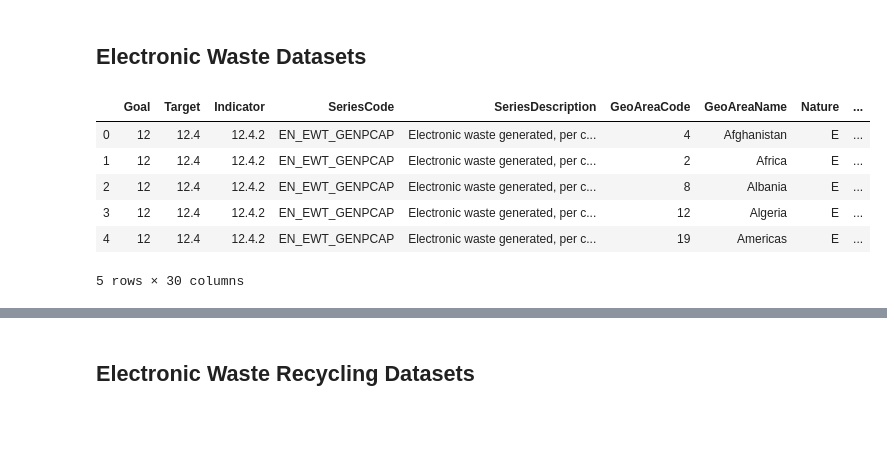
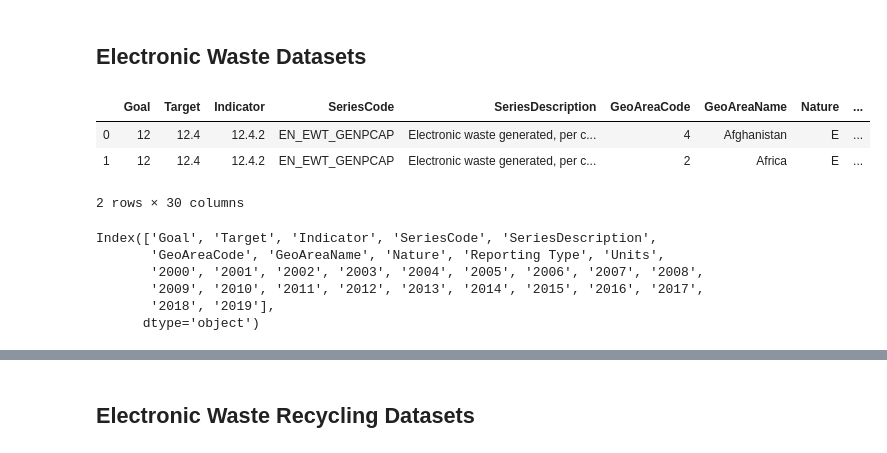
Before and after one commit to mvongjesda/UN_Sustainable_Development_Goals_Sustainability, a Jupyter notebook: resources/Sustainability_Analysis.ipynb, the cells around one changed output, grey strips where cells are left out. Drawn from its saved outputs; the diff is of its cells as text; code cells hidden in the pictures; blank space fills up the shorter version.

```diff
--- a/resources/Sustainability_Analysis.ipynb
+++ b/resources/Sustainability_Analysis.ipynb
@@ -42,14 +42,21 @@ import os
 # %% [markdown]
 ## Electronic Waste Datasets
 # %%
-# 1st CSV
+# 1st xlsx: electronic waste generated, per capita (kg)
+# Goal 12, Target 12.4, Indicator 12.4.2
 e_waste_pc = pd.read_excel('data/EN_EWT_GENPCAP.xlsx')
-e_waste_pc.head()
+e_waste_pc.head(2)
 # %% [output]
 |  | Goal | Target | Indicator | SeriesCode | SeriesDescription | GeoAreaCode | GeoAreaName | Nature | ... |
 | 0 | 12 | 12.4 | 12.4.2 | EN_EWT_GENPCAP | Electronic waste generated, per c... | 4 | Afghanistan | E | ... |
 | 1 | 12 | 12.4 | 12.4.2 | EN_EWT_GENPCAP | Electronic waste generated, per c... | 2 | Africa | E | ... |
-| 2 | 12 | 12.4 | 12.4.2 | EN_EWT_GENPCAP | Electronic waste generated, per c... | 8 | Albania | E | ... |
-| 3 | 12 | 12.4 | 12.4.2 | EN_EWT_GENPCAP | Electronic waste generated, per c... | 12 | Algeria | E | ... |
-| 4 | 12 | 12.4 | 12.4.2 | EN_EWT_GENPCAP | Electronic waste generated, per c... | 19 | Americas | E | ... |
-5 rows × 30 columns
+2 rows × 30 columns
+# %%
+e_waste_pc.columns
+# %% [output]
+Index(['Goal', 'Target', 'Indicator', 'SeriesCode', 'SeriesDescription',
+       'GeoAreaCode', 'GeoAreaName', 'Nature', 'Reporting Type', 'Units',
+       '2000', '2001', '2002', '2003', '2004', '2005', '2006', '2007', '2008',
+       '2009', '2010', '2011', '2012', '2013', '2014', '2015', '2016', '2017',
+       '2018', '2019'],
+      dtype='object')
```
Also changed, not shown: parts of 18 cells of this notebook.
